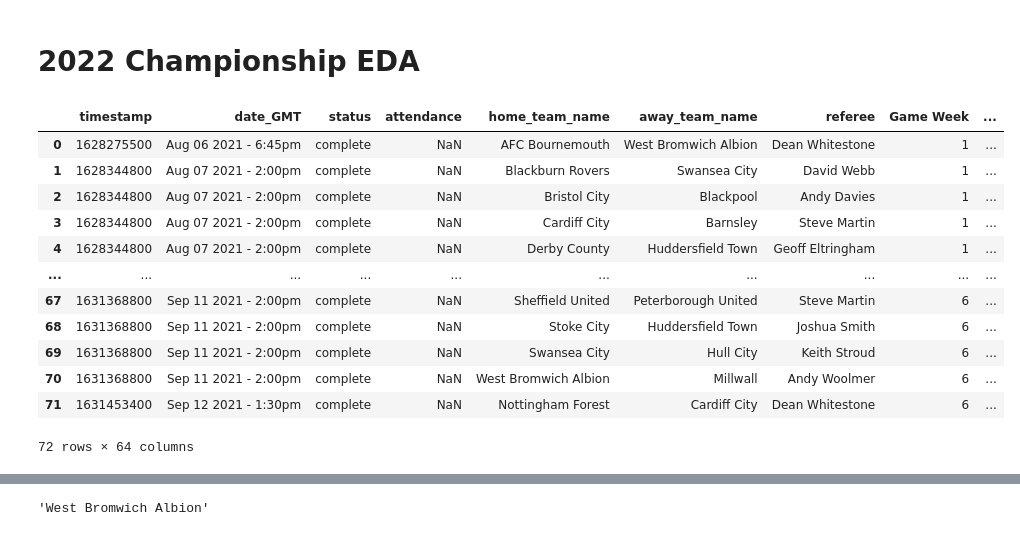
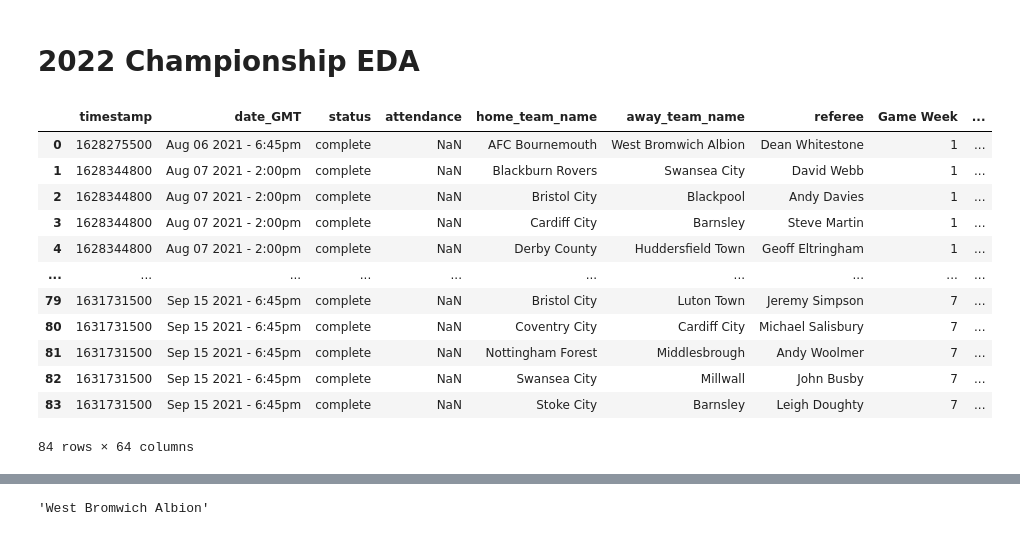
Before and after one commit to dkeyer/English-_Championship_2021, a Jupyter notebook: Champ_2022_EDA.ipynb, the cells around one changed output, grey strips where cells are left out. Saved outputs shown, nothing was run; the diff lists cells and outputs as text; code cells hidden in the pictures.

```diff
--- a/Champ_2022_EDA.ipynb
+++ b/Champ_2022_EDA.ipynb
@@ -15,20 +15,20 @@ from sklearn.neighbors import KNeighborsClassifier
 team_stats = pd.read_csv('../footy_data/championship_teams_2022.csv')
 games = pd.read_csv('../footy_data/championship_games_2022.csv')
 # %%
-games = games[0:72]
+games = games.loc[games['status'] == 'complete']
 games
 #Played matches
 # %% [output]
 |  | timestamp | date_GMT | status | attendance | home_team_name | away_team_name | referee | Game Week | ... |
 | 0 | 1628275500 | Aug 06 2021 - 6:45pm | complete | NaN | AFC Bournemouth | West Bromwich Albion | Dean Whitestone | 1 | ... |
 | 1 | 1628344800 | Aug 07 2021 - 2:00pm | complete | NaN | Blackburn Rovers | Swansea City | David Webb | 1 | ... |
 | 2 | 1628344800 | Aug 07 2021 - 2:00pm | complete | NaN | Bristol City | Blackpool | Andy Davies | 1 | ... |
 | 3 | 1628344800 | Aug 07 2021 - 2:00pm | complete | NaN | Cardiff City | Barnsley | Steve Martin | 1 | ... |
 | 4 | 1628344800 | Aug 07 2021 - 2:00pm | complete | NaN | Derby County | Huddersfield Town | Geoff Eltringham | 1 | ... |
 | ... | ... | ... | ... | ... | ... | ... | ... | ... | ... |
-| 67 | 1631368800 | Sep 11 2021 - 2:00pm | complete | NaN | Sheffield United | Peterborough United | Steve Martin | 6 | ... |
-| 68 | 1631368800 | Sep 11 2021 - 2:00pm | complete | NaN | Stoke City | Huddersfield Town | Joshua Smith | 6 | ... |
-| 69 | 1631368800 | Sep 11 2021 - 2:00pm | complete | NaN | Swansea City | Hull City | Keith Stroud | 6 | ... |
-| 70 | 1631368800 | Sep 11 2021 - 2:00pm | complete | NaN | West Bromwich Albion | Millwall | Andy Woolmer | 6 | ... |
-| 71 | 1631453400 | Sep 12 2021 - 1:30pm | complete | NaN | Nottingham Forest | Cardiff City | Dean Whitestone | 6 | ... |
+| 79 | 1631731500 | Sep 15 2021 - 6:45pm | complete | NaN | Bristol City | Luton Town | Jeremy Simpson | 7 | ... |
+| 80 | 1631731500 | Sep 15 2021 - 6:45pm | complete | NaN | Coventry City | Cardiff City | Michael Salisbury | 7 | ... |
+| 81 | 1631731500 | Sep 15 2021 - 6:45pm | complete | NaN | Nottingham Forest | Middlesbrough | Andy Woolmer | 7 | ... |
+| 82 | 1631731500 | Sep 15 2021 - 6:45pm | complete | NaN | Swansea City | Millwall | John Busby | 7 | ... |
+| 83 | 1631731500 | Sep 15 2021 - 6:45pm | complete | NaN | Stoke City | Barnsley | Leigh Doughty | 7 | ... |
-72 rows × 64 columns
+84 rows × 64 columns
```
Also changed, not shown: parts of 2 cells of this notebook, 1 other file.
